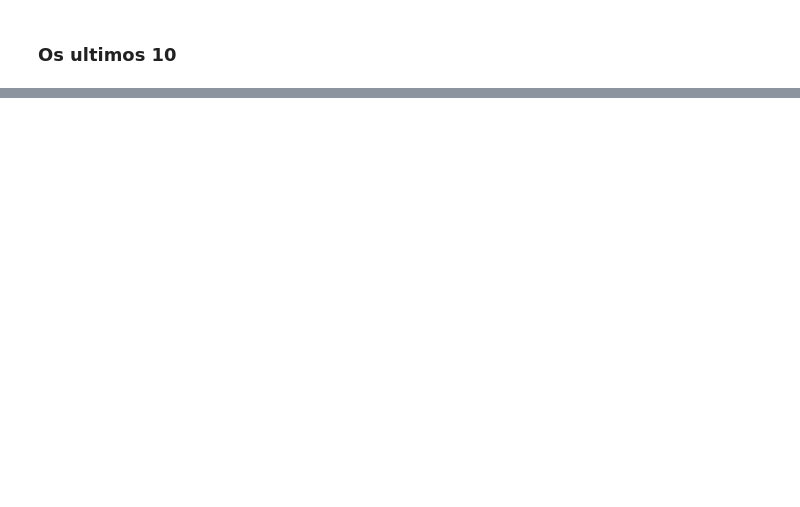
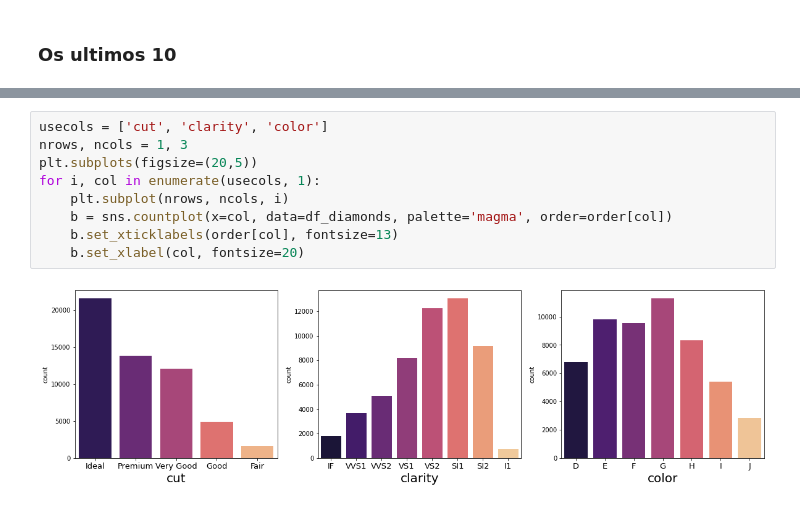
Before and after one commit to Diego07101985/mineracao-dados, a Jupyter notebook: exploratory_analysis.ipynb, the cells around one changed output, grey strips where cells are left out. Saved outputs shown, nothing was run; the diff lists cells and outputs as text; blank space fills up the shorter version.

```diff
--- a/exploratory_analysis.ipynb
+++ b/exploratory_analysis.ipynb
@@ -542,0 +121,11 @@ AttributeError: 'DecisionTreeRegressor' object has no attribute 'get_feature_nam
+# %%
+usecols = ['cut', 'clarity', 'color']
+nrows, ncols = 1, 3
+plt.subplots(figsize=(20,5))
+for i, col in enumerate(usecols, 1):
+    plt.subplot(nrows, ncols, i)
+    b = sns.countplot(x=col, data=df_diamonds, palette='magma', order=order[col])
+    b.set_xticklabels(order[col], fontsize=13)
+    b.set_xlabel(col, fontsize=20)
+# %% [output]
+[figure, added]
```
Also changed, not shown: parts of 87 cells of this notebook, 2 other files.
